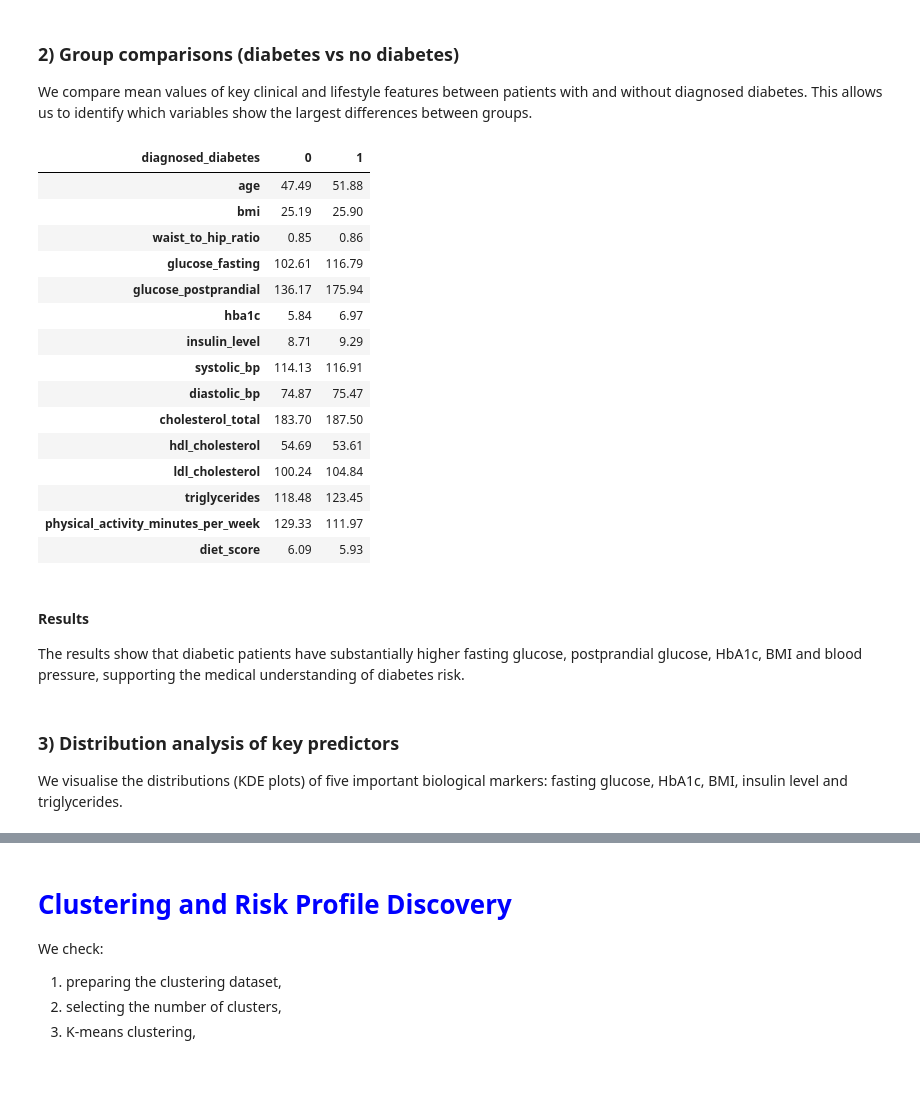
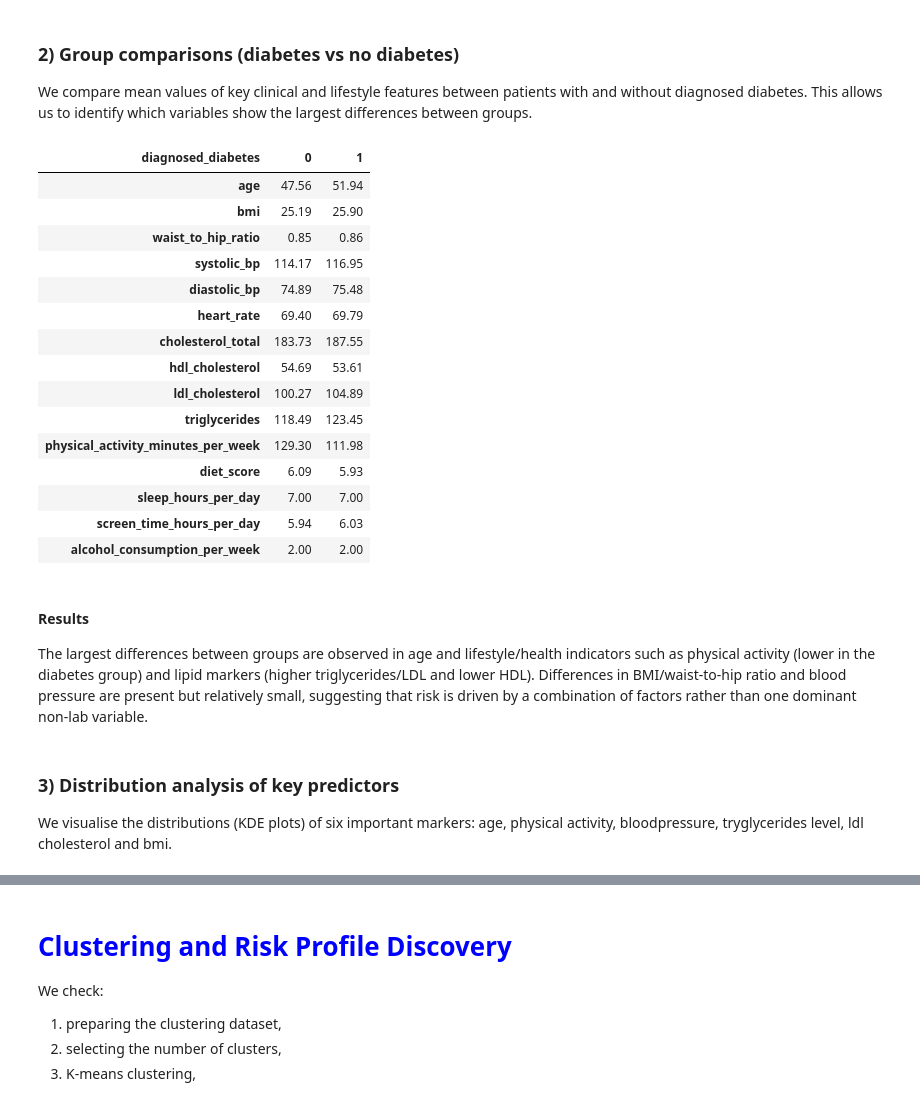
Before and after one commit to sofiaapri/IDS2025-Diabetes-Prediction, a Jupyter notebook: notebooks/EDA.ipynb, the cells around one changed output, grey strips where cells are left out. Cells and saved outputs as stored; diff of their text form; code cells hidden in the pictures; blank space fills up the shorter version.

```diff
--- a/notebooks/EDA.ipynb
+++ b/notebooks/EDA.ipynb
@@ -3,3 +16,8 @@
+# %%
+LAB_MARKERS = ["glucose_fasting", "glucose_postprandial", "insulin_level", "hba1c", 'diabetes_risk_score']
+df_before = pd.read_csv("../data/diabetes_dataset.csv")
+
+df = df_before.drop(columns=[c for c in LAB_MARKERS if c in df_before.columns]).copy()
 # %% [markdown]
 <h1 style="color: blue;">Data quality checks</h1>
 
@@ -16,7 +29,4 @@ import seaborn as sns
 # %%
-# Load data
-df = pd.read_csv("../data/diabetes_dataset.csv")
-
 print("Shape:", df.shape)
 df.head()
 # %% [output]
@@ -69,0 +84,11 @@ The binary target `diagnosed_diabetes` is slightly imbalanced: about 60% of pati
+# %%
+df_original = df.copy()
+
+df = df[df["diabetes_stage"].isin(["No Diabetes", "Pre-Diabetes", "Type 2"])].copy()
+
+df_before = df_original.shape[0]
+df_after = df.shape[0]
+
+print("Removed rows:", df_before - df_after)
+print("Removed %:", round((df_before - df_after) / df_before * 100, 3), "%")
+print("New shape:", df.shape)
@@ -206,41 +234,49 @@ with and without diagnosed diabetes. This allows us to identify which variables
 show the largest differences between groups.
 # %%
 # 2) Group comparisons (diabetes vs no diabetes)
-
 key_num_cols = [
-    "age", "bmi", "waist_to_hip_ratio",
-    "glucose_fasting", "glucose_postprandial",
-    "hba1c", "insulin_level",
-    "systolic_bp", "diastolic_bp",
-    "cholesterol_total", "hdl_cholesterol", "ldl_cholesterol", "triglycerides",
+    "age",
+    "bmi",
+    "waist_to_hip_ratio",
+    "systolic_bp",
+    "diastolic_bp",
+    "heart_rate",
+    "cholesterol_total",
+    "hdl_cholesterol",
+    "ldl_cholesterol",
+    "triglycerides",
     "physical_activity_minutes_per_week",
-    "diet_score"
+    "diet_score",
+    "sleep_hours_per_day",
+    "screen_time_hours_per_day",
+    "alcohol_consumption_per_week",
 ]
+key_num_cols = [c for c in key_num_cols if c in df.columns]
 
 group_means = df.groupby("diagnosed_diabetes")[key_num_cols].mean().T.round(2)
 group_means
 # %% [output]
 | diagnosed_diabetes | 0 | 1 |
-| age | 47.49 | 51.88 |
+| age | 47.56 | 51.94 |
 | bmi | 25.19 | 25.90 |
 | waist_to_hip_ratio | 0.85 | 0.86 |
-| glucose_fasting | 102.61 | 116.79 |
-| glucose_postprandial | 136.17 | 175.94 |
-| hba1c | 5.84 | 6.97 |
-| insulin_level | 8.71 | 9.29 |
-| systolic_bp | 114.13 | 116.91 |
-| diastolic_bp | 74.87 | 75.47 |
-| cholesterol_total | 183.70 | 187.50 |
+| systolic_bp | 114.17 | 116.95 |
+| diastolic_bp | 74.89 | 75.48 |
+| heart_rate | 69.40 | 69.79 |
+| cholesterol_total | 183.73 | 187.55 |
 | hdl_cholesterol | 54.69 | 53.61 |
-| ldl_cholesterol | 100.24 | 104.84 |
-| triglycerides | 118.48 | 123.45 |
-| physical_activity_minutes_per_week | 129.33 | 111.97 |
+| ldl_cholesterol | 100.27 | 104.89 |
+| triglycerides | 118.49 | 123.45 |
+| physical_activity_minutes_per_week | 129.30 | 111.98 |
 | diet_score | 6.09 | 5.93 |
+| sleep_hours_per_day | 7.00 | 7.00 |
+| screen_time_hours_per_day | 5.94 | 6.03 |
+| alcohol_consumption_per_week | 2.00 | 2.00 |
 # %% [markdown]
 #### Results
-The results show that diabetic patients have substantially higher fasting glucose, postprandial glucose, HbA1c, BMI and blood pressure, supporting the medical understanding of diabetes risk.
+The largest differences between groups are observed in age and lifestyle/health indicators such as physical activity (lower in the diabetes group) and lipid markers (higher triglycerides/LDL and lower HDL). Differences in BMI/waist-to-hip ratio and blood pressure are present but relatively small, suggesting that risk is driven by a combination of factors rather than one dominant non-lab variable.
 # %% [markdown]
 ### 3) Distribution analysis of key predictors
 
-We visualise the distributions (KDE plots) of five important biological markers: fasting glucose, HbA1c, BMI, insulin level and triglycerides.
+We visualise the distributions (KDE plots) of six important markers: age, physical activity, bloodpressure, tryglycerides level, ldl cholesterol and bmi.
 # %%
```
Also changed, not shown: parts of 36 cells of this notebook.
